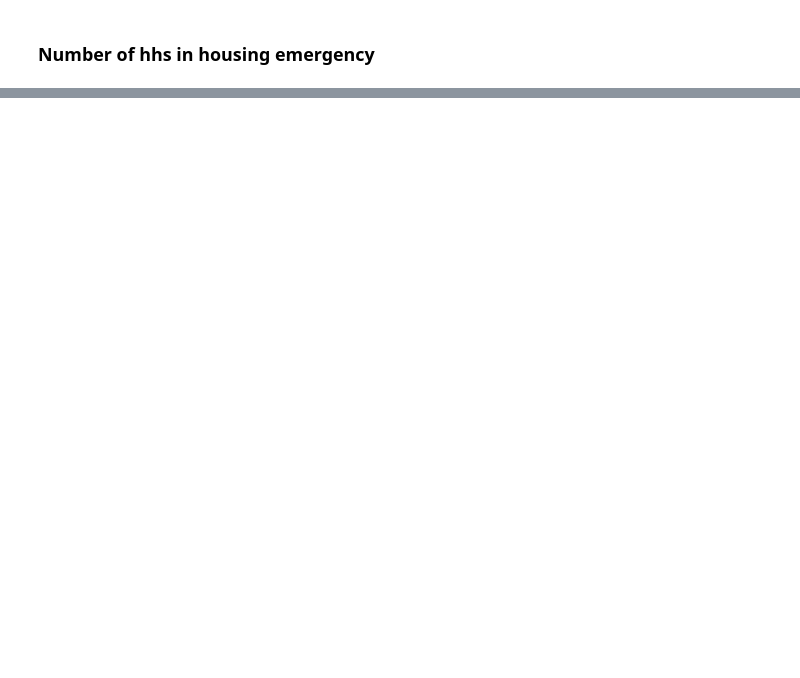
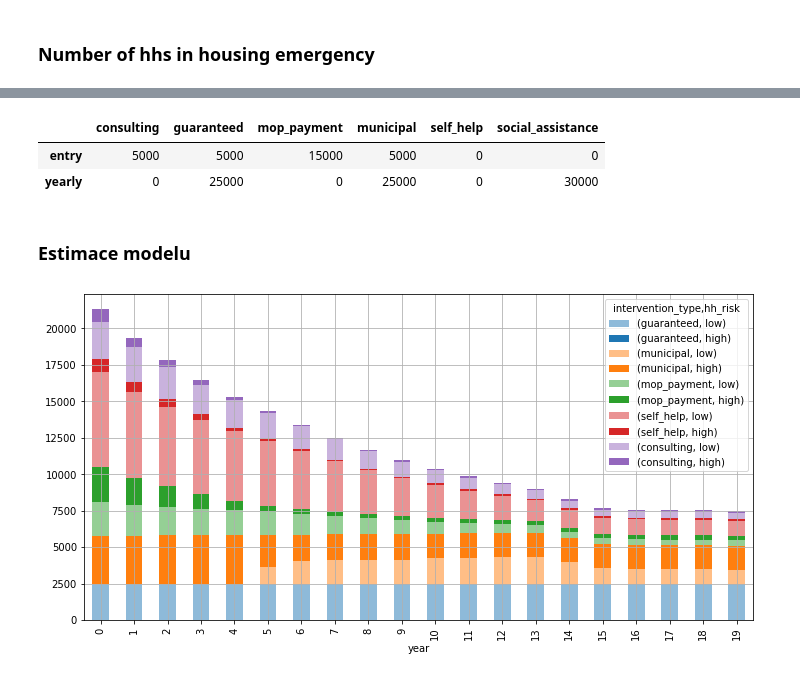
Before and after one commit to vitekzkytek/SocialHousingModel, a Jupyter notebook: model.ipynb, the cells around one changed output, grey strips where cells are left out. Saved outputs shown, nothing was run; the diff lists cells and outputs as text; code cells hidden in the pictures; blank space fills up the shorter version.

Commit message:
model redesign

```diff
--- a/model.ipynb
+++ b/model.ipynb
@@ -335,0 +271,9 @@ plot_two_param_variation(
+# %%
+years_of_support = pd.Series({
+    'municipal':5,
+    'guaranteed':2,
+    'self_help':1,
+    'mop_payment':1,
+    'consulting':1
+})
+years_of_support
@@ -335,0 +319,44 @@ plot_two_param_variation(
+# %%
+intervention_costs = pd.Series({
+    ('entry','self_help'):0,
+    ('entry','consulting'):5000,
+    ('entry','mop_payment'):15000,
+    ('entry','guaranteed'):5000,
+    ('entry','municipal'):5000,
+    ('entry', 'social_assistance'): 0,
+    ('yearly','self_help'):0,
+    ('yearly','consulting'):0,
+    ('yearly','mop_payment'):0,
+    ('yearly','guaranteed'):25000,
+    ('yearly','municipal'):25000,
+    ('yearly', 'social_assistance'): 30000
+}).unstack()
+intervention_costs
+# %% [output]
+|  | consulting | guaranteed | mop_payment | municipal | self_help | social_assistance |
+| entry | 5000 | 5000 | 15000 | 5000 | 0 | 0 |
+| yearly | 0 | 25000 | 0 | 25000 | 0 | 30000 |
+# %% [markdown]
+### Estimace modelu
+# %%
+DEFAULT_PARAMS = {
+    'years':np.arange(20),
+    'years_of_support':years_of_support,
+    'intervention_costs':intervention_costs,
+    'guaranteed_yearly_apartments':2500, # Konzervativní odhad 2500 - 1 byt na měsíc pro každé ORP; Divoký odhad 10 000 bytl,
+    'municipal_apartments_today': 200000,
+    'municipal_yearly_new_apartments': 1000,
+    'municipal_existing_availability_rate': .015,
+    'municipal_new_availability_rate': .3,
+    'relapse_rates':relapse_rates,
+    'intervention_shares':intervention_shares,
+    'hhs_inflow':hhs_inflow
+}
+# %%
+from main import simulate_social_housing
+
+interventions, hhs, returnees, costs = simulate_social_housing(**DEFAULT_PARAMS)
+
+plot_basic_interventions(interventions);
+# %% [output]
+[figure, added]
```
Also changed, not shown: parts of 49 cells of this notebook, 4 other files.
